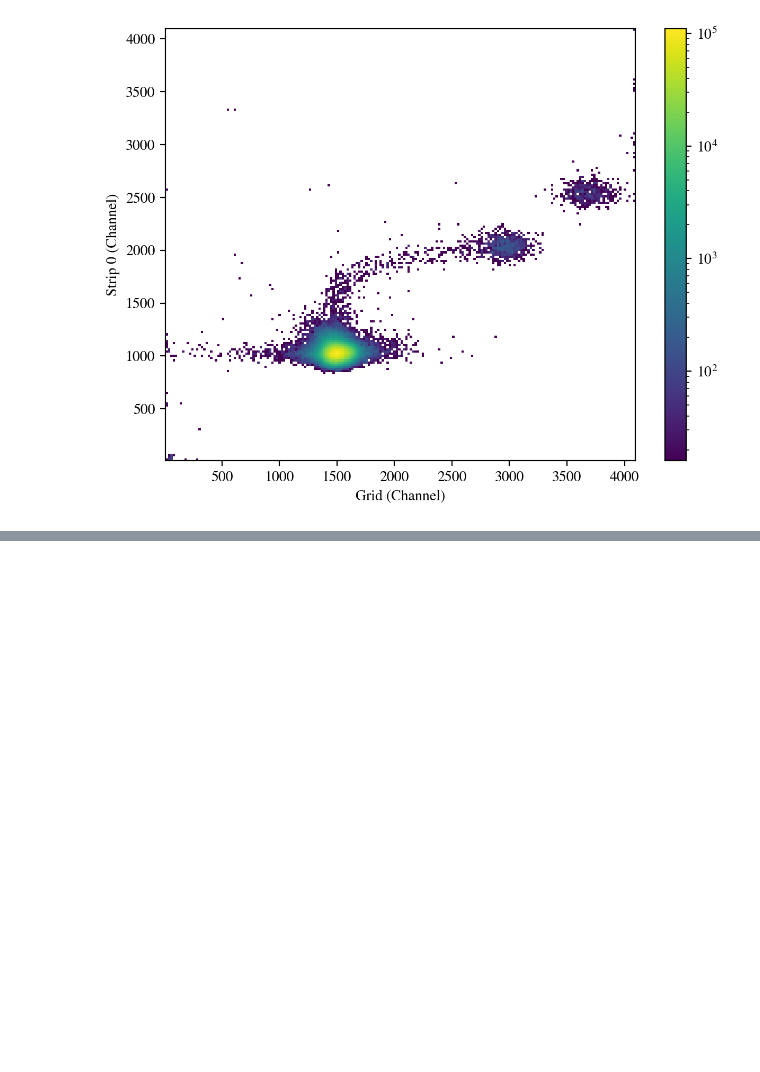
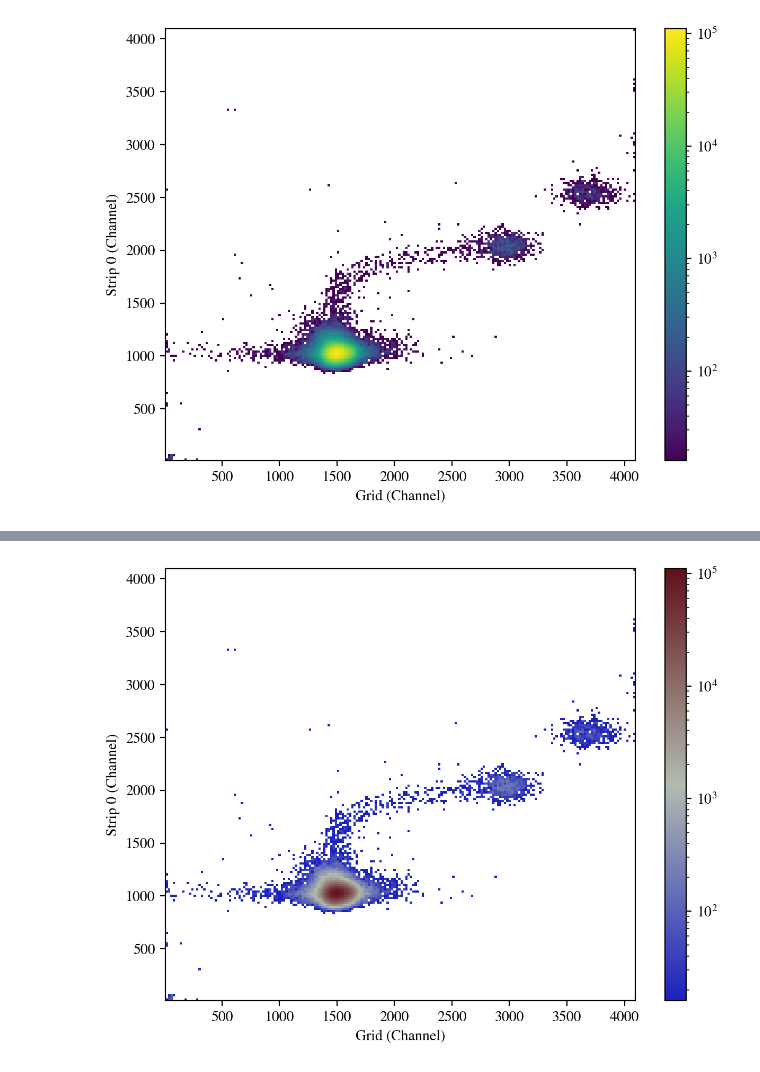
Before and after one commit to dneto1729/MUSIC_with_python, a Jupyter notebook: examples/1 - Looking at a MUSIC ROOT data file with uproot.ipynb, the cells around one changed output, grey strips where cells are left out. Cells and saved outputs as stored; diff of their text form; code cells hidden in the pictures; blank space fills up the shorter version.

Commit message:
Update example 1
Add segmented anode plot example. Also added more text to better describe the purpose of the example plots shown.

```diff
--- a/examples/1 - Looking at a MUSIC ROOT data file with uproot.ipynb
+++ b/examples/1 - Looking at a MUSIC ROOT data file with uproot.ipynb
@@ -118,0 +121,16 @@ plt.show()
+# %%
+# ROOT-esque colormap
+cmap_r = mpl.colors.LinearSegmentedColormap.from_list("ROOT-esque", ["#1b21be",'#b2bcae',"#61111b"])
+
+plt.hist2d(branches['grid'], branches['strip0'],
+           bins=200,
+           cmap=cmap_r,
+           norm=LogNorm())
+plt.xlabel('Grid (Channel)')
+plt.ylabel('Strip 0 (Channel)')
+
+plt.colorbar()
+plt.tight_layout()
+plt.show()
+# %% [output]
+[figure, added]
```
Also changed, not shown: parts of 7 cells of this notebook.
